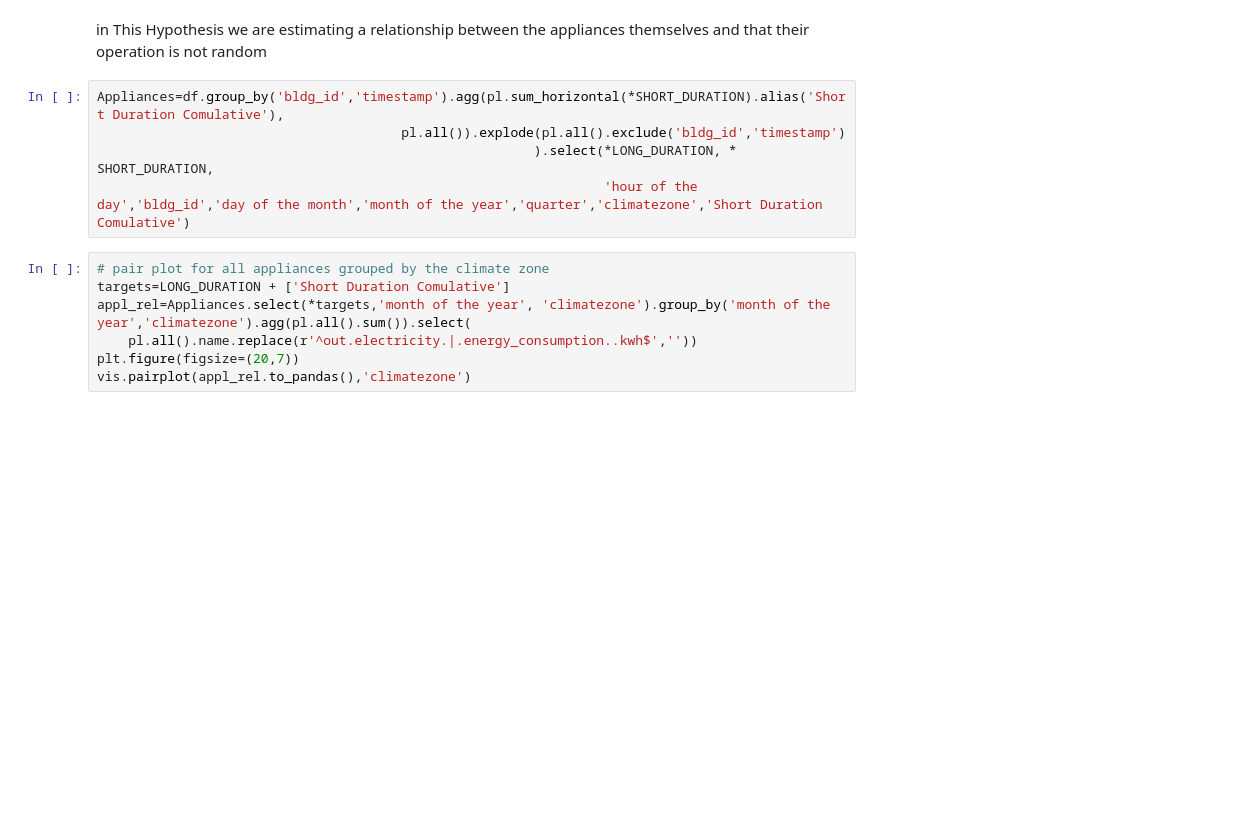
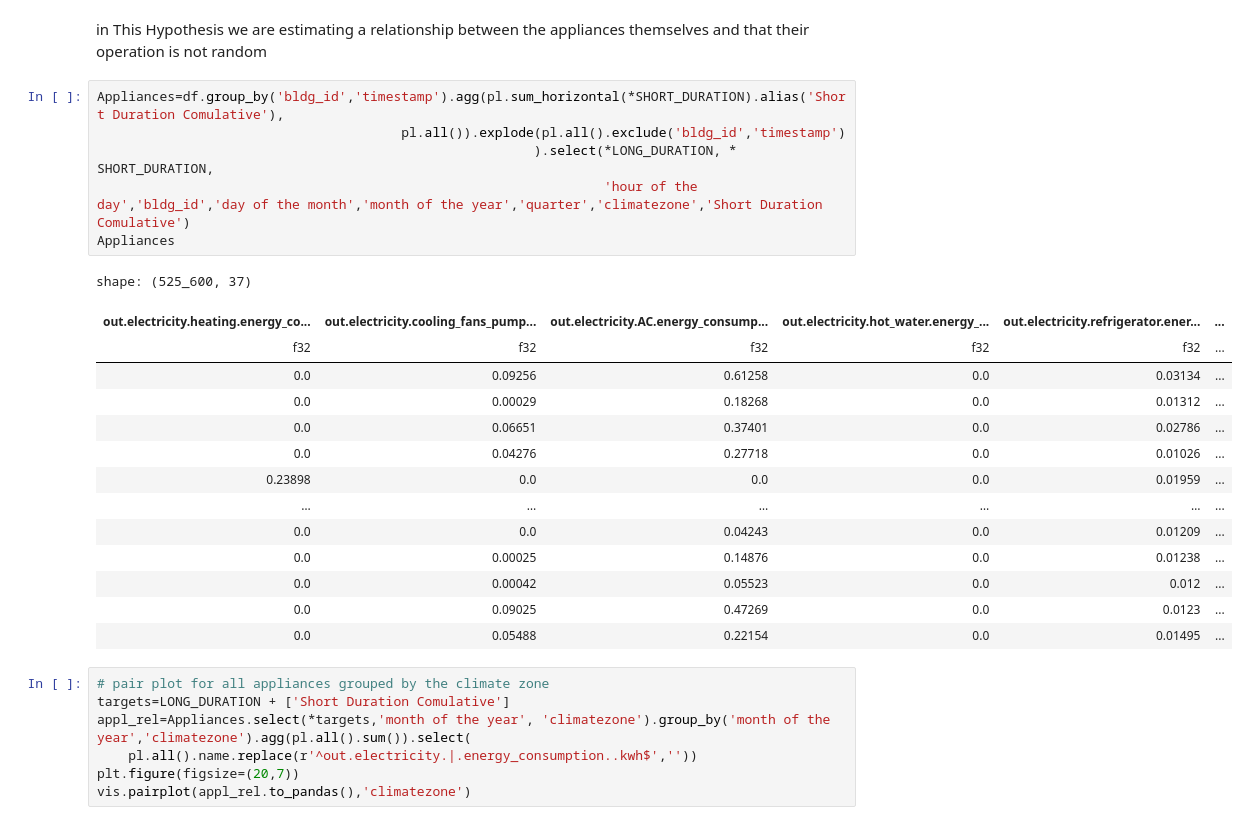
Before and after one commit to 1nuc/load-profile-decomposition, a Jupyter notebook: src/Customer_analysis/run.ipynb, the cells around one changed output. Drawn from its saved outputs; the diff is of its cells as text; blank space fills up the shorter version.

```diff
--- a/src/Customer_analysis/run.ipynb
+++ b/src/Customer_analysis/run.ipynb
@@ -379,8 +379,24 @@ in This Hypothesis we are estimating a relationship between the appliances thems
 # %%
 Appliances=df.group_by('bldg_id','timestamp').agg(pl.sum_horizontal(*SHORT_DURATION).alias('Short Duration Comulative'),
                                        pl.all()).explode(pl.all().exclude('bldg_id','timestamp')
                                                         ).select(*LONG_DURATION, * SHORT_DURATION,
                                                                  'hour of the day','bldg_id','day of the month','month of the year','quarter','climatezone','Short Duration Comulative')
+Appliances
+# %% [output]
+shape: (525_600, 37)
+| out.electricity.heating.energy_co... | out.electricity.cooling_fans_pump... | out.electricity.AC.energy_consump... | out.electricity.hot_water.energy_... | out.electricity.refrigerator.ener... | ... |
+| f32 | f32 | f32 | f32 | f32 | ... |
+| 0.0 | 0.09256 | 0.61258 | 0.0 | 0.03134 | ... |
+| 0.0 | 0.00029 | 0.18268 | 0.0 | 0.01312 | ... |
+| 0.0 | 0.06651 | 0.37401 | 0.0 | 0.02786 | ... |
+| 0.0 | 0.04276 | 0.27718 | 0.0 | 0.01026 | ... |
+| 0.23898 | 0.0 | 0.0 | 0.0 | 0.01959 | ... |
+| … | … | … | … | … | ... |
+| 0.0 | 0.0 | 0.04243 | 0.0 | 0.01209 | ... |
+| 0.0 | 0.00025 | 0.14876 | 0.0 | 0.01238 | ... |
+| 0.0 | 0.00042 | 0.05523 | 0.0 | 0.012 | ... |
+| 0.0 | 0.09025 | 0.47269 | 0.0 | 0.0123 | ... |
+| 0.0 | 0.05488 | 0.22154 | 0.0 | 0.01495 | ... |
 # %%
 # pair plot for all appliances grouped by the climate zone
 targets=LONG_DURATION + ['Short Duration Comulative']
```
Also changed, not shown: parts of 4 cells of this notebook.
